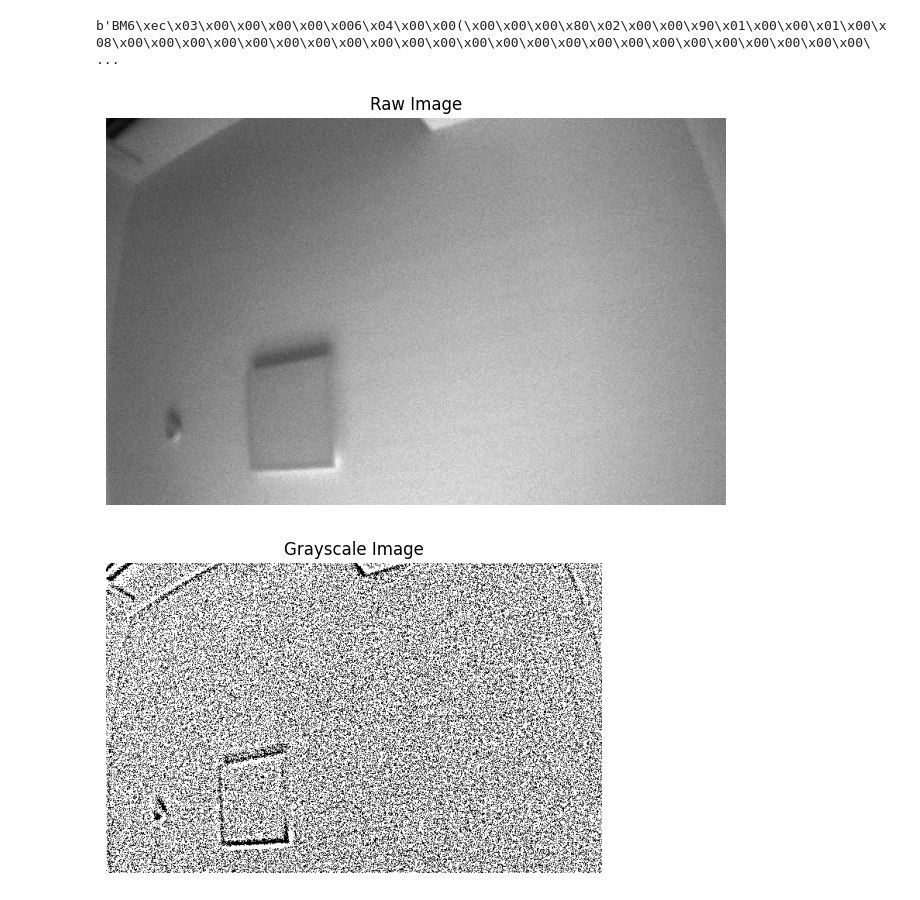
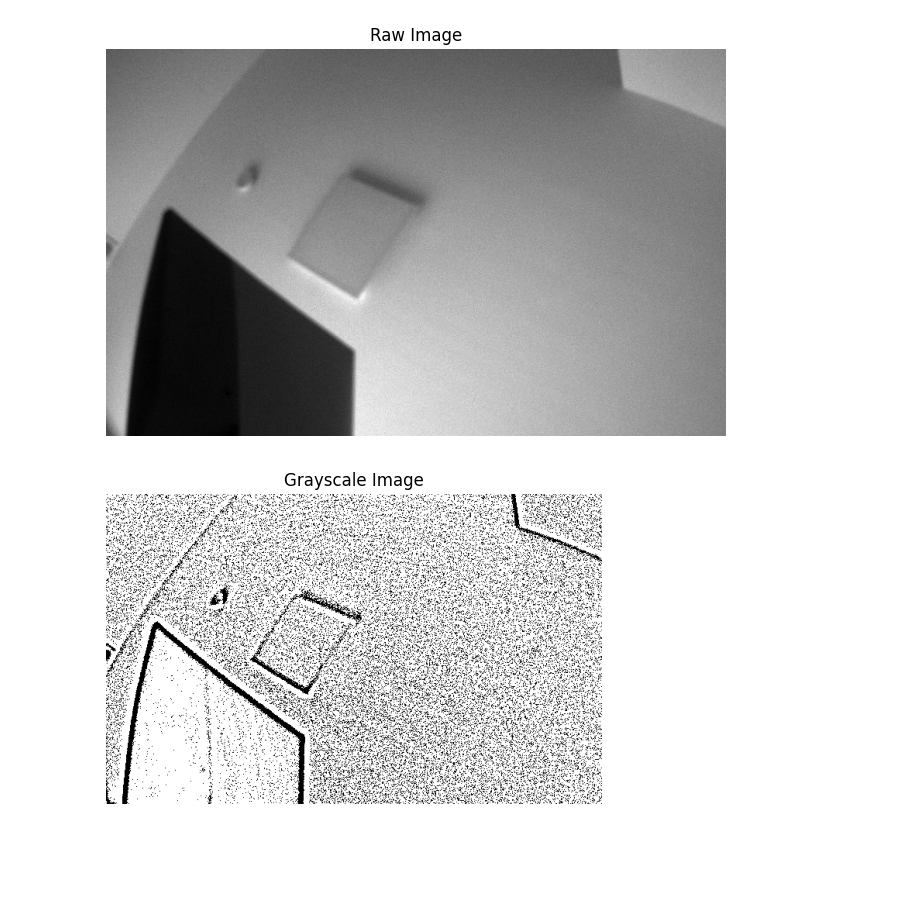
Before and after one commit to wizardcam/rpicam-apps, a Jupyter notebook: raw_frame.ipynb, the cells around one changed output. Cells and saved outputs as stored; diff of their text form; code cells hidden in the pictures; blank space fills up the shorter version.

```diff
--- a/raw_frame.ipynb
+++ b/raw_frame.ipynb
@@ -1,37 +1,36 @@
 # %%
 import bmemcached
 import numpy as np
 import cv2
 from matplotlib import pyplot as plt
 
 # Connect to Memcached
-MEMCACHED_SERVER = "localhost:11211"  # Change this to your server
+# MEMCACHED_SERVER = "localhost:11211"  # Change this to your server
+MEMCACHED_SERVER = "/var/run/memcached/memcached.sock"  # Change this to your server
 client = bmemcached.Client((MEMCACHED_SERVER))
 
-timestamp = "1738938891440"  # Replace with actual timestamp key
+timestamp = "1739192104400"  # Replace with actual timestamp key
 
 # Retrieve the BMP image from Memcached
 bmp_data = client.get(timestamp)
-print(bmp_data)
 if bmp_data:
     # Convert the binary data into a NumPy array
     np_arr = np.frombuffer(bmp_data, dtype=np.uint8)
 
     # Decode the image from BMP format
     raw_image = cv2.imdecode(np_arr, cv2.IMREAD_UNCHANGED)
     raw_image = raw_image.reshape(400, 640)
 
     # Plot the raw image using matplotlib
     plt.figure(figsize=(8, 6))
     plt.imshow(raw_image, cmap='gray')  # Display normalized image with 'gray' colormap
     plt.axis('off')  # Turn off axis numbers/ticks
     plt.title('Raw Image')
     plt.show()
 else:
     print(f"No data found in Memcached for key: {timestamp}")
 # %% [output]
-b'BM6\xec\x03\x00\x00\x00\x00\x006\x04\x00\x00(\x00\x00\x00\x80\x02\x00\x00\x90\x01\x00\x00\x01\x00\x08\x00\x00\x00\x00\x00\x00\x00\x00\x00\x00\x00\x00\x00\x00\x00\x00\x00\x00\x00\x00\x00\x00\x00\x00\ ...
-[figure, old version]
+[figure, new version]
 # %%
 import cv2
 
@@ -42,4 +41,4 @@ plt.title('Grayscale Image')
 plt.axis('off')  # Hide axes
 plt.show()
 # %% [output]
-[figure, old version]
+[figure, new version]
```
Also changed, not shown: 1 other file.
